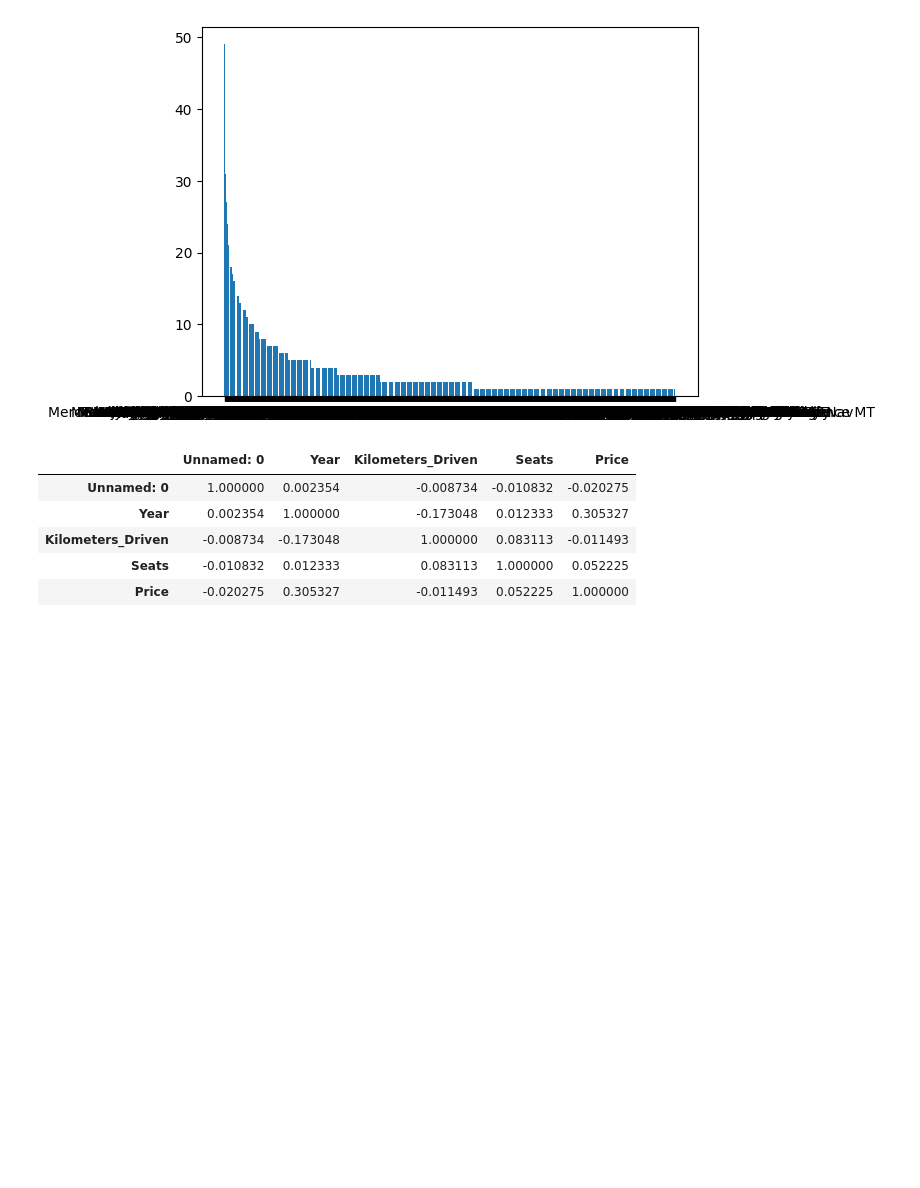
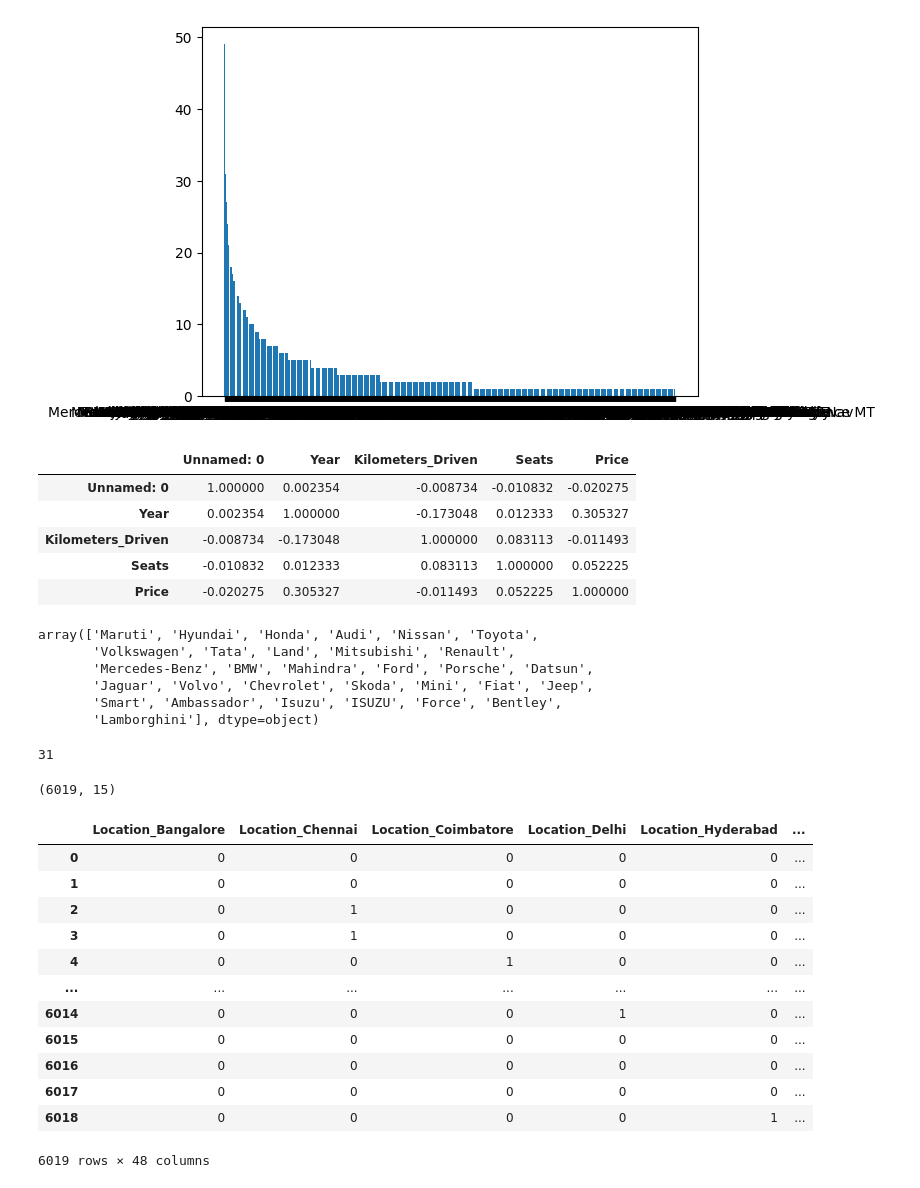
Before and after one commit to AshlinShaji/Machine-Learning, a Jupyter notebook: Regression/Polynomial_Regression/car_price_train.ipynb, the cells around one changed output. Saved outputs shown, nothing was run; the diff lists cells and outputs as text; code cells hidden in the pictures; blank space fills up the shorter version.

```diff
--- a/Regression/Polynomial_Regression/car_price_train.ipynb
+++ b/Regression/Polynomial_Regression/car_price_train.ipynb
@@ -195,0 +204,35 @@ df.corr(numeric_only=True)
+# %%
+df['Brand']=df['Name'].apply(lambda x:x.split() [0])
+df['Brand'].unique()
+# %% [output]
+array(['Maruti', 'Hyundai', 'Honda', 'Audi', 'Nissan', 'Toyota',
+       'Volkswagen', 'Tata', 'Land', 'Mitsubishi', 'Renault',
+       'Mercedes-Benz', 'BMW', 'Mahindra', 'Ford', 'Porsche', 'Datsun',
+       'Jaguar', 'Volvo', 'Chevrolet', 'Skoda', 'Mini', 'Fiat', 'Jeep',
+       'Smart', 'Ambassador', 'Isuzu', 'ISUZU', 'Force', 'Bentley',
+       'Lamborghini'], dtype=object)
+# %%
+len(df['Brand'].unique())
+# %% [output]
+31
+# %%
+df.shape
+# %% [output]
+(6019, 15)
+# %%
+dfe=pd.get_dummies(df[['Location','Fuel_Type','Transmission','Owner_Type','Brand']],drop_first=True,dtype=int)
+dfe
+# %% [output]
+|  | Location_Bangalore | Location_Chennai | Location_Coimbatore | Location_Delhi | Location_Hyderabad | ... |
+| 0 | 0 | 0 | 0 | 0 | 0 | ... |
+| 1 | 0 | 0 | 0 | 0 | 0 | ... |
+| 2 | 0 | 1 | 0 | 0 | 0 | ... |
+| 3 | 0 | 1 | 0 | 0 | 0 | ... |
+| 4 | 0 | 0 | 1 | 0 | 0 | ... |
+| ... | ... | ... | ... | ... | ... | ... |
+| 6014 | 0 | 0 | 0 | 1 | 0 | ... |
+| 6015 | 0 | 0 | 0 | 0 | 0 | ... |
+| 6016 | 0 | 0 | 0 | 0 | 0 | ... |
+| 6017 | 0 | 0 | 0 | 0 | 0 | ... |
+| 6018 | 0 | 0 | 0 | 0 | 1 | ... |
+6019 rows × 48 columns
```
Also changed, not shown: parts of 9 cells of this notebook.
